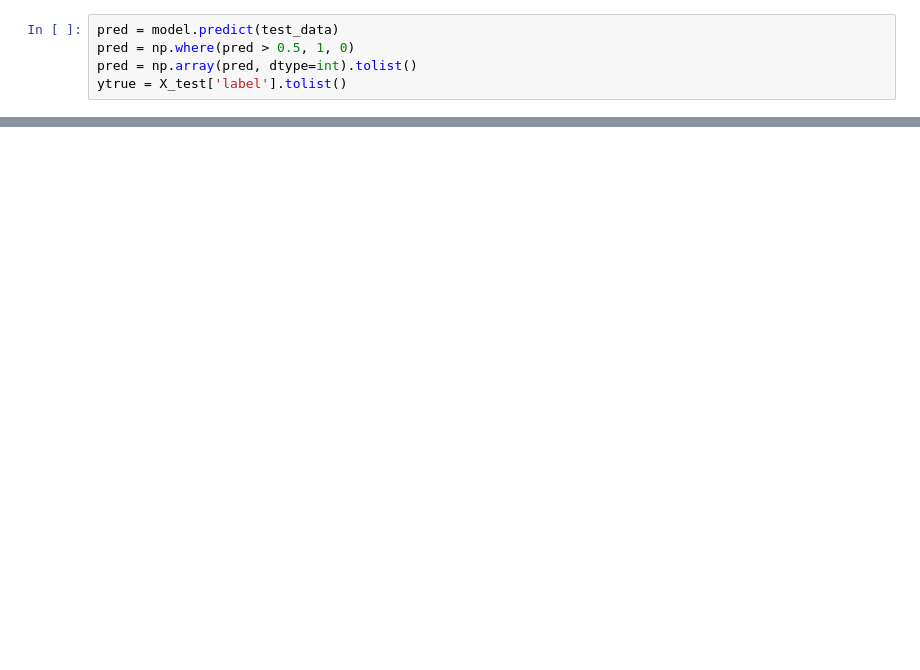
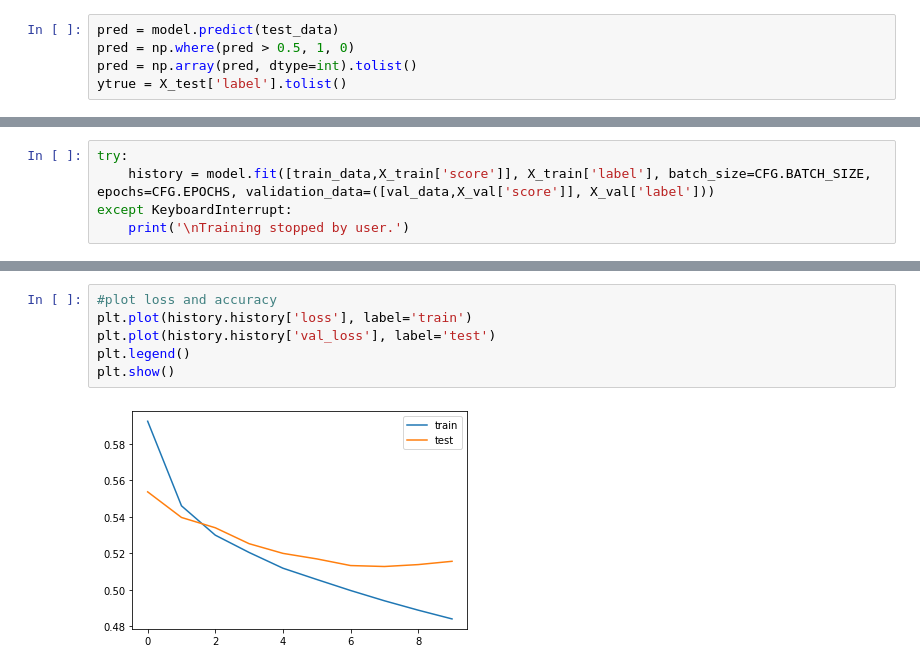
Before and after one commit to amitalokbera/Reddit-Sarcasm-Detection, a Jupyter notebook: notebooks/preprocessing_&_baselinemodel.ipynb, the cells around one changed output, grey strips where cells are left out. Cells and saved outputs as stored; diff of their text form; blank space fills up the shorter version.

```diff
--- a/notebooks/preprocessing_&_baselinemodel.ipynb
+++ b/notebooks/preprocessing_&_baselinemodel.ipynb
@@ -366,0 +497,5 @@ sns.heatmap(confusion_matrix(ytrue, pred), annot=True, fmt='d')
+# %%
+try:
+    history = model.fit([train_data,X_train['score']], X_train['label'], batch_size=CFG.BATCH_SIZE, epochs=CFG.EPOCHS, validation_data=([val_data,X_val['score']], X_val['label']))
+except KeyboardInterrupt:
+    print('\nTraining stopped by user.')
@@ -366,0 +523,8 @@ sns.heatmap(confusion_matrix(ytrue, pred), annot=True, fmt='d')
+# %%
+#plot loss and accuracy
+plt.plot(history.history['loss'], label='train')
+plt.plot(history.history['val_loss'], label='test')
+plt.legend()
+plt.show()
+# %% [output]
+[figure, added]
```
Also changed, not shown: parts of 36 cells of this notebook, 1 other file.
